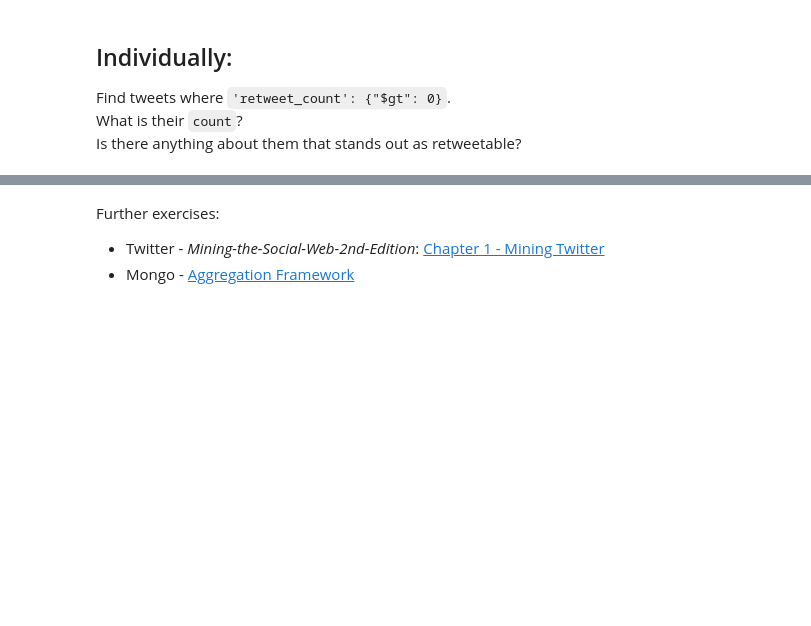
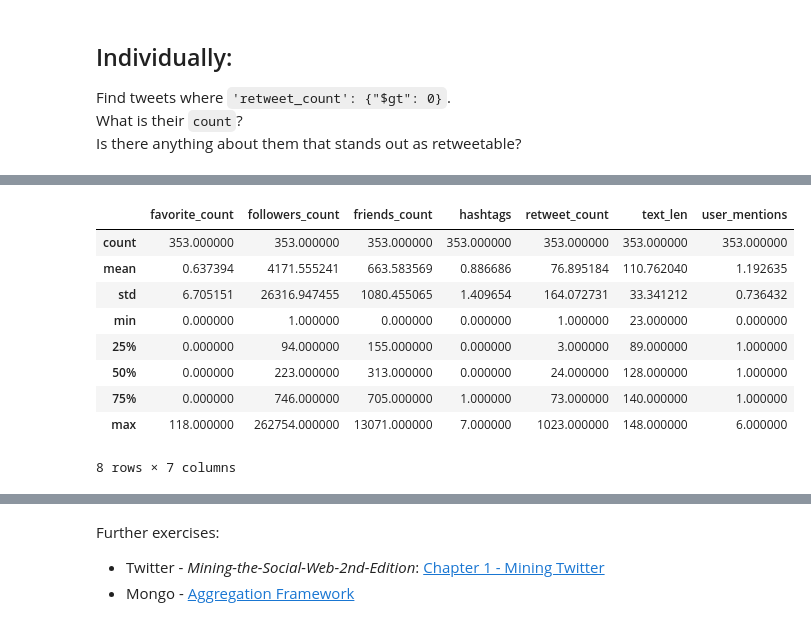
Before and after one commit to ankurprajapati/DAT6_clb, a Jupyter notebook: DS_Lab04_clb/DS_Lab04-API.ipynb, the cells around one changed output, grey strips where cells are left out. Cells and saved outputs as stored; diff of their text form; code cells hidden in the pictures; blank space fills up the shorter version.

```diff
--- a/DS_Lab04_clb/DS_Lab04-API.ipynb
+++ b/DS_Lab04_clb/DS_Lab04-API.ipynb
@@ -489,0 +478,3 @@ NameError: name 'MongoClient' is not defined
+# %%
+c = MongoClient()
+db = c.twitter
@@ -521,14 +492,0 @@ us_max_followers_pertrend = [0]*len(usonly_trends_set_list)
-# %%
-for i in range(len(usonly_trends_set_list)):
-    us_trendname = usonly_trends_set_list[i]
-    us_search_results = twitter_api.search.tweets(q=us_trendname, count=count)
-    us_statuses = us_search_results['statuses']
-    ca_db.tweets.drop()
-    #us_statuses_ids = ca_db.tweets.insert(us_statuses)
-    ca_db.tweets.insert(us_statuses)
-    us_followers = list(db.tweets.find(fields=['user.followers_count']))
-    us_followers_df = pd.DataFrame({'followers_count': tweet['user'].get('followers_count')}
-                               for tweet in us_followers)
-    us_max_followers = int(us_followers_df.max())
-    print(i,us_trendname,us_max_followers)
-    us_max_followers_pertrend[i] = us_max_followers
@@ -552,0 +523,7 @@ Note that only 100 tweets for each trend was pulled.  It seemed like I could pul
+# %%
+# PULLING 100 TWEETS FOR EACH TREND IN US-ONLY LIST, PUTTING INTO US COLLECTION
+for i in range(len(usonly_trends_set_list)):
+    us_trendname =usonly_trends_set_list[i]
+    us_search_results = twitter_api.search.tweets(q=us_trendname, count=count)
+    us_statuses = us_search_results['statuses']
+    us_statuses_ids = db.us.insert(us_statuses)
@@ -558,0 +704,27 @@ Is there anything about them that stands out as retweetable?
+# %%
+pop2_us_tweets = list(db.us.find({'retweet_count': {"$gt": 0}},
+                fields=['retweet_count','favorite_count',
+                    'entities.user_mentions','entities.hashtags',
+                    'user.followers_count','user.friends_count',
+                    'text']))
+pop2_us_tweets_df = pd.DataFrame({'retweet_count': tweet['retweet_count'],
+                'favorite_count': tweet['favorite_count'],
+                'user_mentions': len(tweet['entities']['user_mentions']),
+                'hashtags': len(tweet['entities']['hashtags']),
+                'followers_count': tweet['user'].get('followers_count'),
+                'friends_count': tweet['user'].get('friends_count'),
+                'text_len': len(tweet['text']),
+                'text': tweet['text']}
+                                     for tweet in pop2_us_tweets)
+pop2_us_tweets_df.describe()
+# %% [output]
+|  | favorite_count | followers_count | friends_count | hashtags | retweet_count | text_len | user_mentions |
+| count | 353.000000 | 353.000000 | 353.000000 | 353.000000 | 353.000000 | 353.000000 | 353.000000 |
+| mean | 0.637394 | 4171.555241 | 663.583569 | 0.886686 | 76.895184 | 110.762040 | 1.192635 |
+| std | 6.705151 | 26316.947455 | 1080.455065 | 1.409654 | 164.072731 | 33.341212 | 0.736432 |
+| min | 0.000000 | 1.000000 | 0.000000 | 0.000000 | 1.000000 | 23.000000 | 0.000000 |
+| 25% | 0.000000 | 94.000000 | 155.000000 | 0.000000 | 3.000000 | 89.000000 | 1.000000 |
+| 50% | 0.000000 | 223.000000 | 313.000000 | 0.000000 | 24.000000 | 128.000000 | 1.000000 |
+| 75% | 0.000000 | 746.000000 | 705.000000 | 1.000000 | 73.000000 | 140.000000 | 1.000000 |
+| max | 118.000000 | 262754.000000 | 13071.000000 | 7.000000 | 1023.000000 | 148.000000 | 6.000000 |
+8 rows × 7 columns
```
Also changed, not shown: parts of 56 cells of this notebook.
